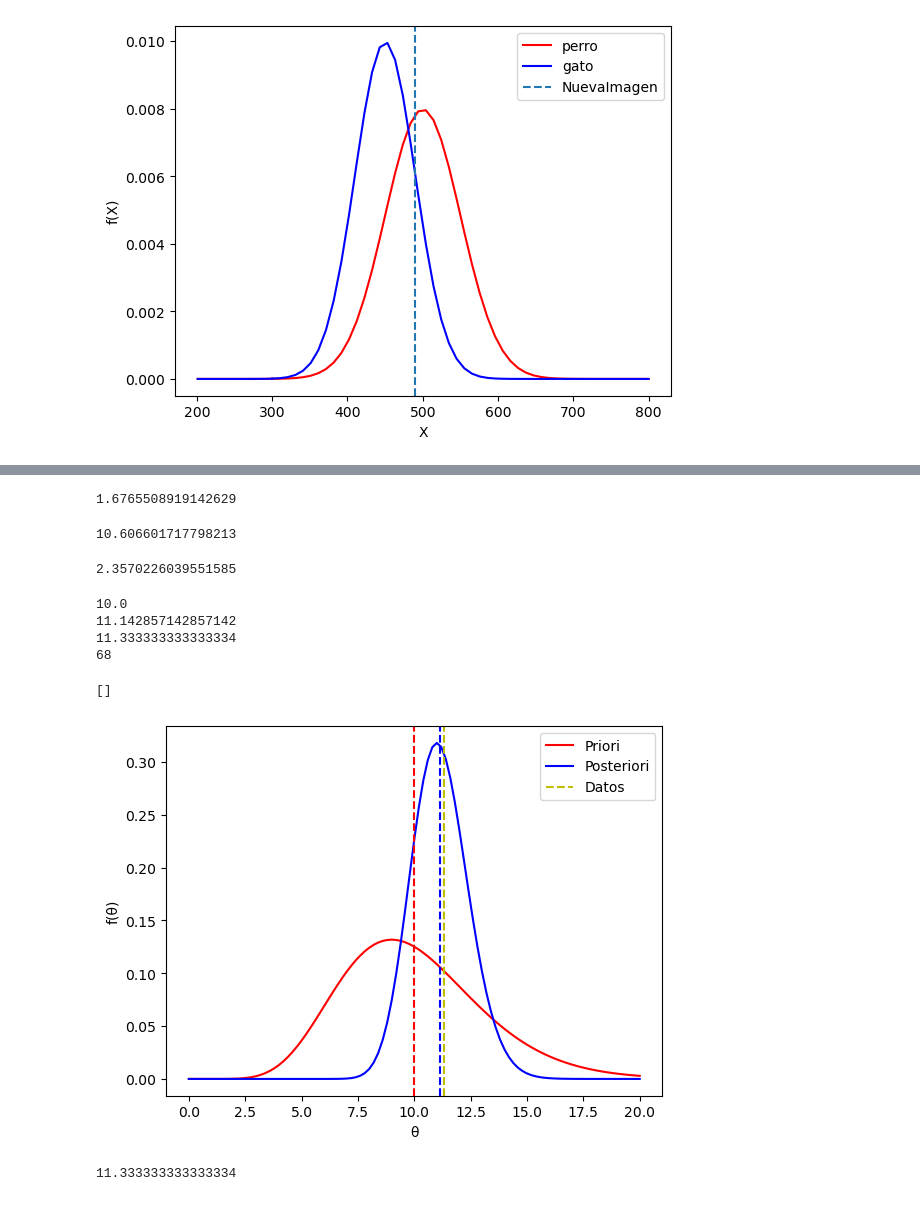
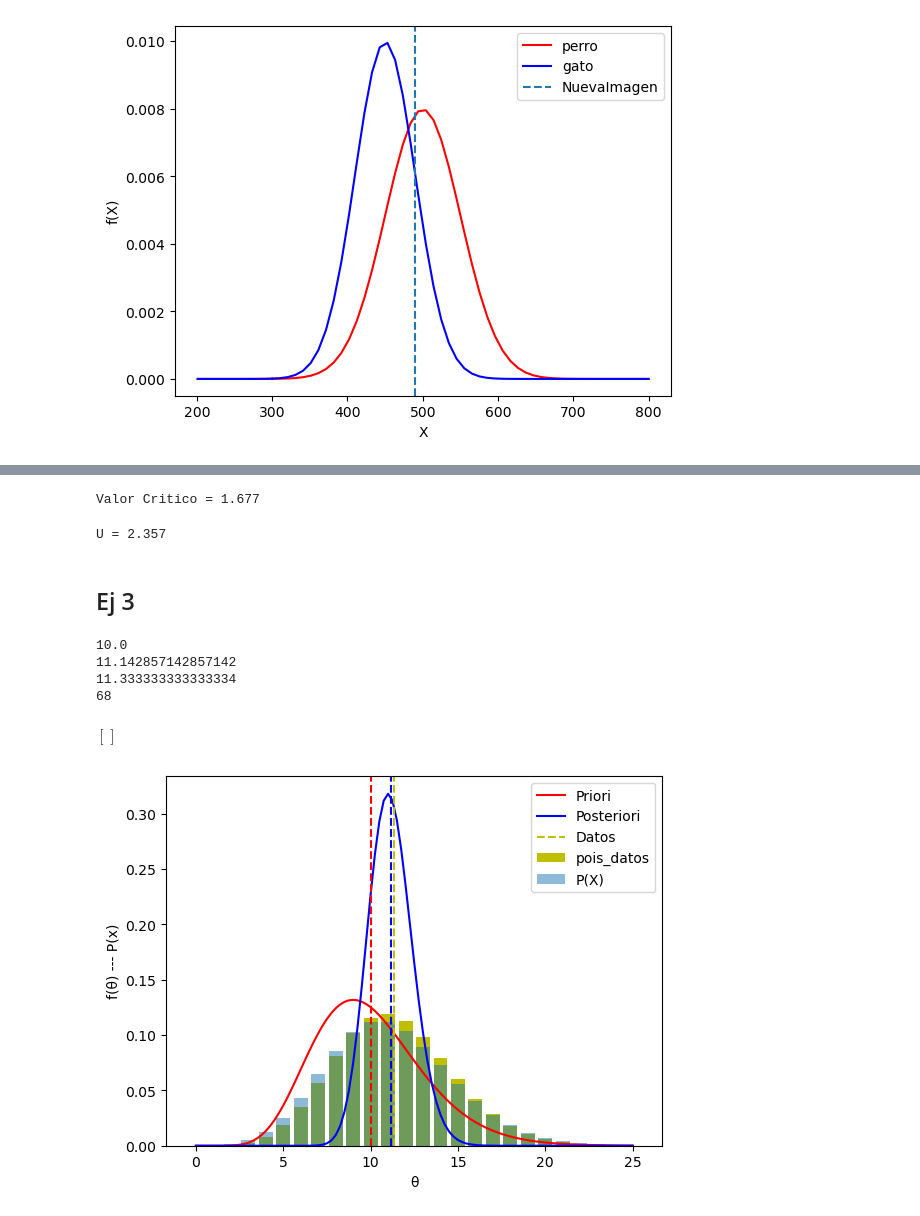
Before and after one commit to juanpsch/CEIA_ProbayEstadistica, a Jupyter notebook: TPs/Examen.ipynb, the cells around one changed output, grey strips where cells are left out. Saved outputs shown, nothing was run; the diff lists cells and outputs as text; code cells hidden in the pictures.

```diff
--- a/TPs/Examen.ipynb
+++ b/TPs/Examen.ipynb
@@ -42,18 +51,24 @@ plt.plot()
 # %%
-t.ppf(0.95, df=49)
+tc = t.ppf(0.95, df=49)
+print('Valor Critico = {:0.3f}'.format(tc))
 # %% [output]
-1.6765508919142629
+Valor Critico = 1.677
-# %%
-np.sqrt(50)*1.5
-# %% [output]
-10.606601717798213
 # %%
-(6.5-6)/(1.5/np.sqrt(50))
+U = (6.5-6)/(1.5/np.sqrt(50))
+print('U = {:0.3f}'.format(U))
 # %% [output]
-2.3570226039551585
+U = 2.357
+# %% [markdown]
+## Ej 3
+# %%
+def funcion(x, a=1, b=1):
+
+    f = y**(a+x-1)*sympy.exp(-(b+1)*y)
+    integral = integrate(f, (y, 0, np.inf))
+    cte = b**a/(math.factorial(a-1)*math.factorial(x))
+    result = integral*cte
+    return result
 # %%
-
-
 datos = np.array([20, 5, 6, 30, 2, 5])
 
 n = len(datos)
@@ -61,43 +76,46 @@ media_datos = datos.mean()
 sum_datos = datos.sum()
 
 a1, b1 = 10, 1
-a2, b2 = sum_datos + a1, n + b1
+a2, b2 = int(sum_datos + a1), int(n + b1)
+a3, b3 = 78, 7
 media1 = a1/b1
 media2 = a2/b2
 
 print(media1)
 print(media2)
 print(media_datos)
 print(sum_datos)
 
+
+limx = 25
+
 pois_datos = poisson(media_datos)
 priori = gamma(a=a1,scale=1/b1)
 posteriori = gamma(a=a2,scale=1/b2)
-X = np.linspace(0, 20, 101)
+X = np.linspace(0, limx, 101)
 plt.plot(X, priori.pdf(X), color='r', label='Priori')
 plt.plot(X, posteriori.pdf(X), color='b', label='Posteriori')
-# plt.bar(X, pois_datos.pmf(X), color='y', label='pois_datos')
+plt.bar(X, pois_datos.pmf(X), color='y', label='pois_datos')
 # plt.bar(datos, 1, color='y', label='Datos')
 plt.axvline(media1, color='r', linestyle='--')
 plt.axvline(media2, color='b', linestyle='--')
 plt.axvline(media_datos, color='y', linestyle='--', label='Datos')
 
+
+plt.bar(range(limx),[funcion(i, a2, b2) for i in range(limx)],alpha=.5, label='P(X)')
+
+
+
 handles, labels = plt.gca().get_legend_handles_labels()
 by_label = dict(zip(labels, handles))
 plt.legend(by_label.values(), by_label.keys())
 plt.xlabel("θ")
-plt.ylabel("f(θ)")
+plt.ylabel("f(θ) --- P(x)")
 plt.plot()
 # %% [output]
 10.0
 11.142857142857142
 11.333333333333334
 68
-[]
+$\displaystyle \left[ \right]$
-[figure, old version]
+[figure, new version]
-# %%
-datos = np.array([20, 5, 6, 30, 2, 5])
-datos.sum()
-datos.mean()
-# %% [output]
-11.333333333333334
```
Also changed, not shown: parts of 12 cells of this notebook, 2 other files.
